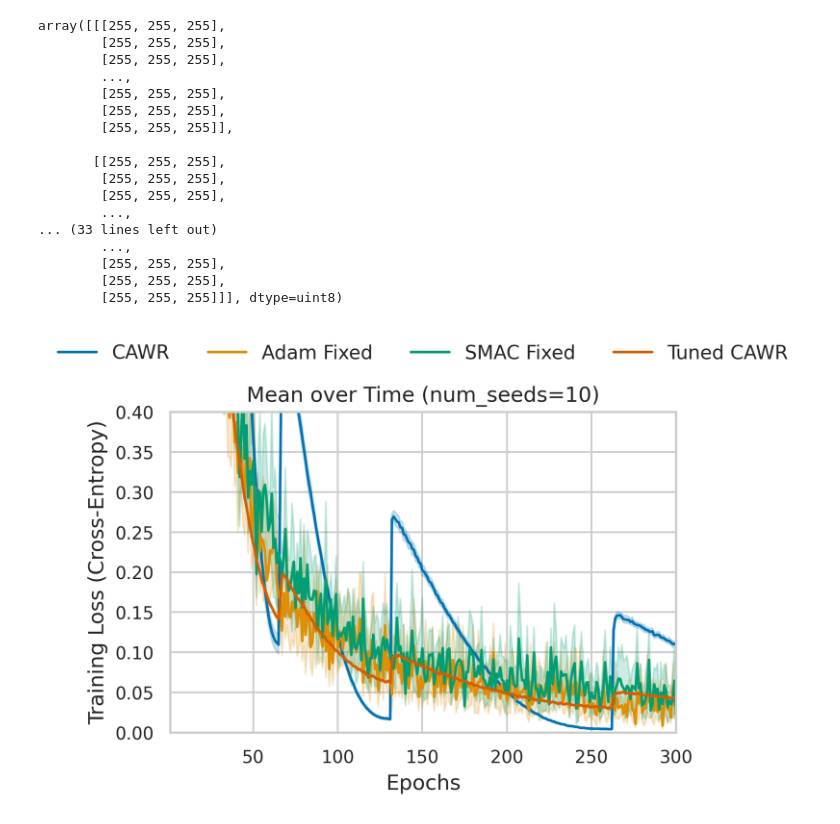
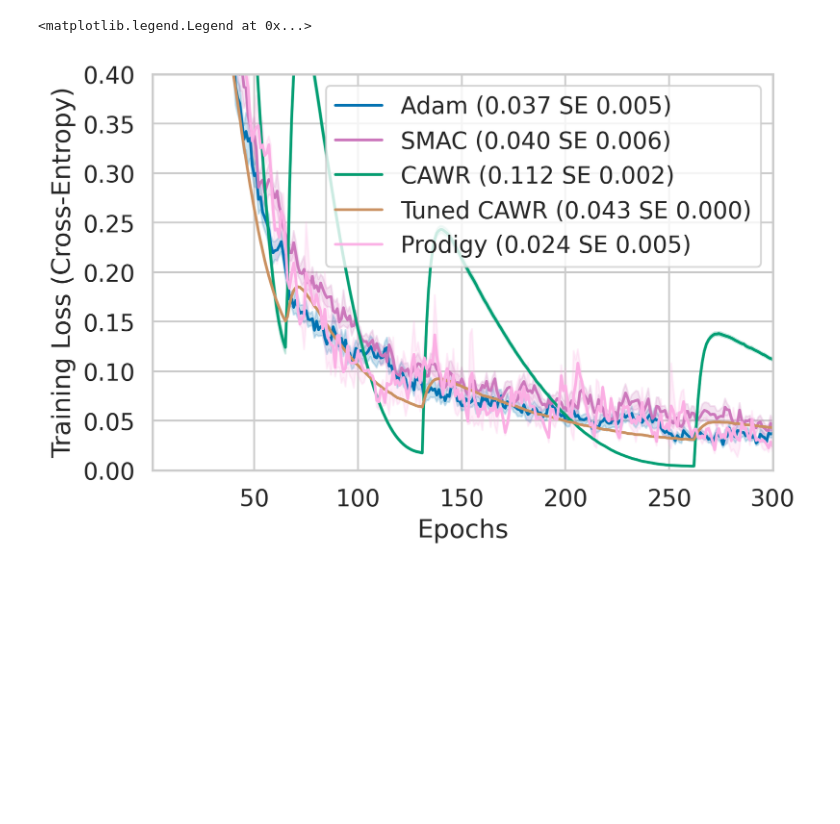
Before and after one commit to MichaHenh/Revisiting_LR_Control, a Jupyter notebook: ba_parameter_free_dac/plotting/plotting_cifar100_other.ipynb, the cells around one changed output. Drawn from its saved outputs; the diff is of its cells as text; code cells hidden in the pictures; blank space fills up the shorter version.

Commit message:
plotting updates

```diff
--- a/ba_parameter_free_dac/plotting/plotting_cifar100_other.ipynb
+++ b/ba_parameter_free_dac/plotting/plotting_cifar100_other.ipynb
@@ -74,30 +120,35 @@ print(cocob_tl)
 # %%
-smacfixed_tl = toDataFrame('../results_cluster/results/tuned_smacfixed_cifar100/*/CustomTrackingWrapper.jsonl', 'training_losses', 3, method='SMAC Fixed')
+smacfixed_tl = toDataFrame('../results_cluster/results/tuned_smacfixed_cifar100/*/CustomTrackingWrapper.jsonl', 'training_losses', 3, method='SMAC')
 cawr_tl = toChunkedDataFrame('../results_cluster/results/CAWR_cifar100/*/CustomTrackingWrapper.jsonl', 'training_losses', 3, 625, method='CAWR')
 tuned_cawr_tl = toChunkedDataFrame('../results_cluster/results/tuned_CAWR_cifar100/*/CustomTrackingWrapper.jsonl', 'training_losses', 3, 625, method='Tuned CAWR')
-adam_fixed_tl = toDataFrame('../results_cluster/results/Adam_fixed_cifar100/*/CustomTrackingWrapper.jsonl', 'training_losses', 3, method='Adam Fixed')
+prodigy_tl = toDataFrame('../results_cluster/results/prodigy_cifar100/*/CustomTrackingWrapper.jsonl', 'training_losses', 3, method='Prodigy')
+adam_fixed_tl = toDataFrame('../results_cluster/results/Adam_fixed_cifar100/*/CustomTrackingWrapper.jsonl', 'training_losses', 3, method='Adam')
 
 
 # 'seed', 'epoch', 'method', 'training_loss'
-data = pd.concat([cawr_tl, adam_fixed_tl, smacfixed_tl, tuned_cawr_tl], ignore_index=True)
-plot_performance_over_time(data, x="epoch", y="value", hue="method", aggregation="mean", logx=False, xlabel="Epochs", ylabel="Training Loss (Cross-Entropy)", ylim=(0, 0.4), figsize=(6, 4))
+data = pd.concat([adam_fixed_tl, smacfixed_tl, cawr_tl, tuned_cawr_tl, prodigy_tl], ignore_index=True)
+data['value'] = data.groupby(['method', 'seed'])['value'] \
+                        .transform(lambda x: x.ewm(alpha=0.3, adjust=False).mean())
+                        # .transform(lambda x: savgol_filter(x, window_length=11, polyorder=3))
+fig = _plot_performance_over_time(
+    data,
+    x="epoch",
+    y="value",
+    hue="method",
+    aggregation="mean",
+    errorbar='se',
+    logy=False,
+    xlabel="Epochs",
+    ylabel="Training Loss (Cross-Entropy)",
+    ylim=(0, 0.4),
+    palette=palette,
+    )
+fig.set_size_inches(6, 4, forward=True)
+fig.gca().set_title("")
+handles, _ = fig.gca().get_legend_handles_labels()
+fig.gca().legend(handles, get_final_labels_and_stats(data), loc="upper right", bbox_to_anchor=(1, 1),
+          ncol=1, title=None, frameon=True)
 # %% [output]
-array([[[255, 255, 255],
-        [255, 255, 255],
-        [255, 255, 255],
-        ...,
-        [255, 255, 255],
-        [255, 255, 255],
-        [255, 255, 255]],
-
-       [[255, 255, 255],
-        [255, 255, 255],
-        [255, 255, 255],
-        ...,
-... (33 lines left out)
-        ...,
-        [255, 255, 255],
-        [255, 255, 255],
-        [255, 255, 255]]], dtype=uint8)
+<matplotlib.legend.Legend at 0x...>
-[figure, old version]
+[figure, new version]
 # %%
```
Also changed, not shown: parts of 7 cells of this notebook, 17 other files.
